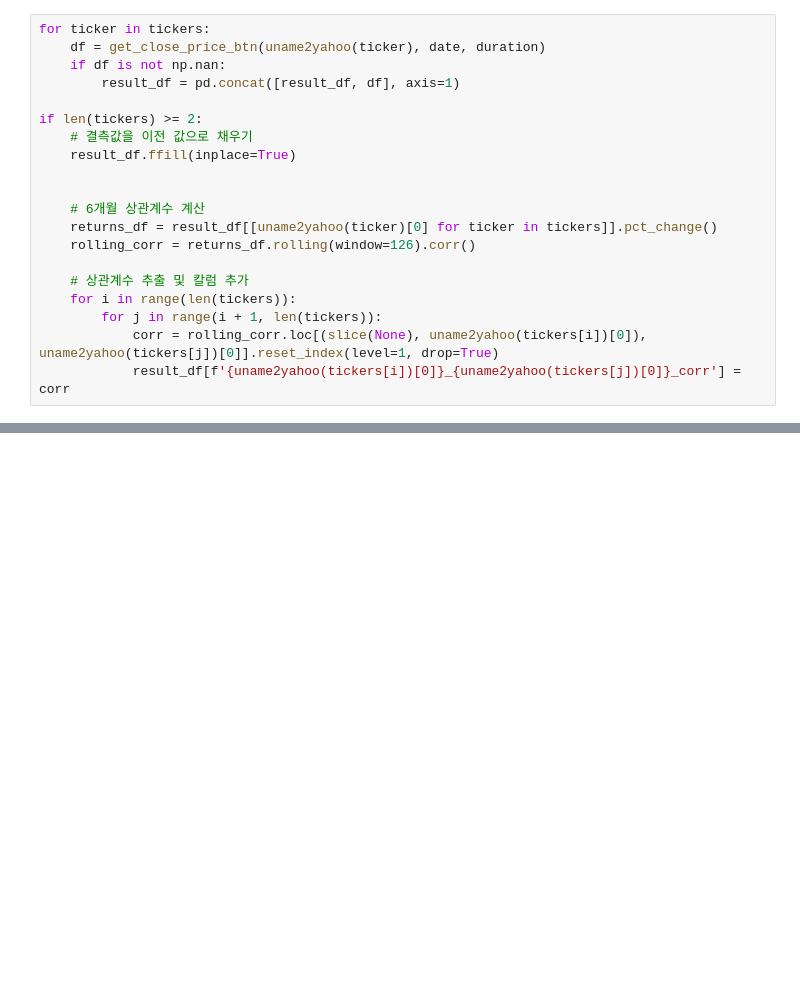
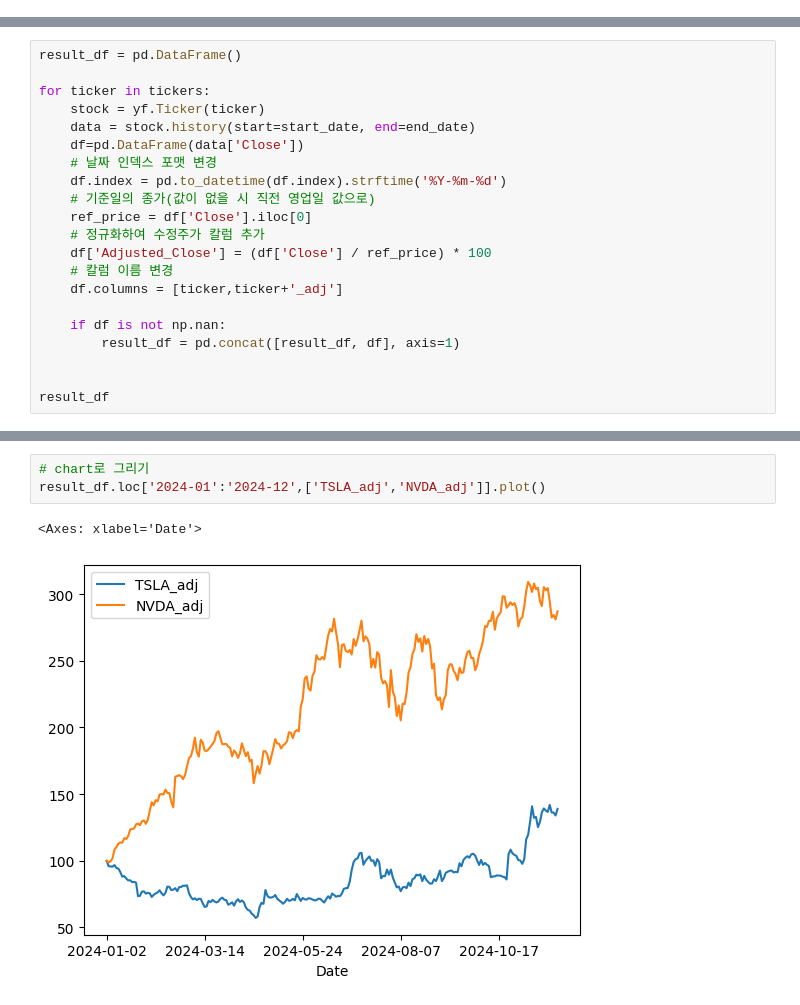
Before and after one commit to HST0077/FE2025, a Jupyter notebook: 변동성과 상관계수.ipynb, the cells around one changed output, grey strips where cells are left out. Saved outputs shown, nothing was run; the diff lists cells and outputs as text; blank space fills up the shorter version.

```diff
--- a/변동성과 상관계수.ipynb
+++ b/변동성과 상관계수.ipynb
@@ -398,20 +46,0 @@ result_df
-# %%
-for ticker in tickers:
-    df = get_close_price_btn(uname2yahoo(ticker), date, duration)
-    if df is not np.nan:
-        result_df = pd.concat([result_df, df], axis=1)
-
-if len(tickers) >= 2:
-    # 결측값을 이전 값으로 채우기
-    result_df.ffill(inplace=True)
-
-
-    # 6개월 상관계수 계산
-    returns_df = result_df[[uname2yahoo(ticker)[0] for ticker in tickers]].pct_change()
-    rolling_corr = returns_df.rolling(window=126).corr()
-
-    # 상관계수 추출 및 칼럼 추가
-    for i in range(len(tickers)):
-        for j in range(i + 1, len(tickers)):
-            corr = rolling_corr.loc[(slice(None), uname2yahoo(tickers[i])[0]), uname2yahoo(tickers[j])[0]].reset_index(level=1, drop=True)
-            result_df[f'{uname2yahoo(tickers[i])[0]}_{uname2yahoo(tickers[j])[0]}_corr'] = corr
@@ -462,0 +47,21 @@ IndexError: At least one sheet must be visible
+# %%
+result_df = pd.DataFrame()
+
+for ticker in tickers:
+    stock = yf.Ticker(ticker)
+    data = stock.history(start=start_date, end=end_date)
+    df=pd.DataFrame(data['Close'])
+    # 날짜 인덱스 포맷 변경
+    df.index = pd.to_datetime(df.index).strftime('%Y-%m-%d')
+    # 기준일의 종가(값이 없을 시 직전 영업일 값으로)
+    ref_price = df['Close'].iloc[0]
+    # 정규화하여 수정주가 칼럼 추가
+    df['Adjusted_Close'] = (df['Close'] / ref_price) * 100
+    # 칼럼 이름 변경
+    df.columns = [ticker,ticker+'_adj']
+
+    if df is not np.nan:
+        result_df = pd.concat([result_df, df], axis=1)
+
+
+result_df
@@ -462,0 +83,6 @@ IndexError: At least one sheet must be visible
+# %%
+# chart로 그리기
+result_df.loc['2024-01':'2024-12',['TSLA_adj','NVDA_adj']].plot()
+# %% [output]
+<Axes: xlabel='Date'>
+[figure, added]
```
Also changed, not shown: parts of 11 cells of this notebook.
